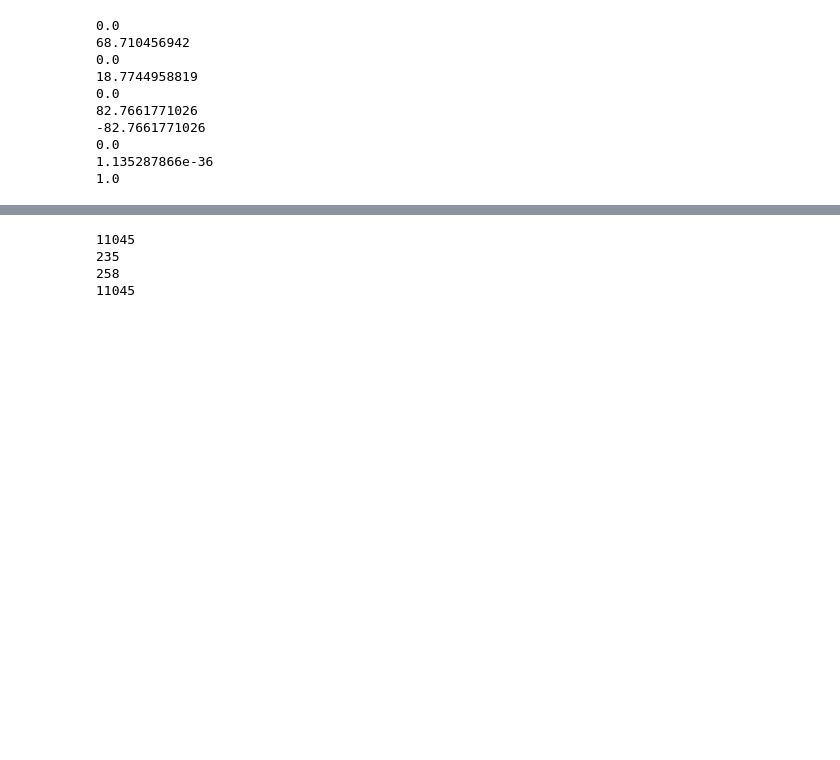
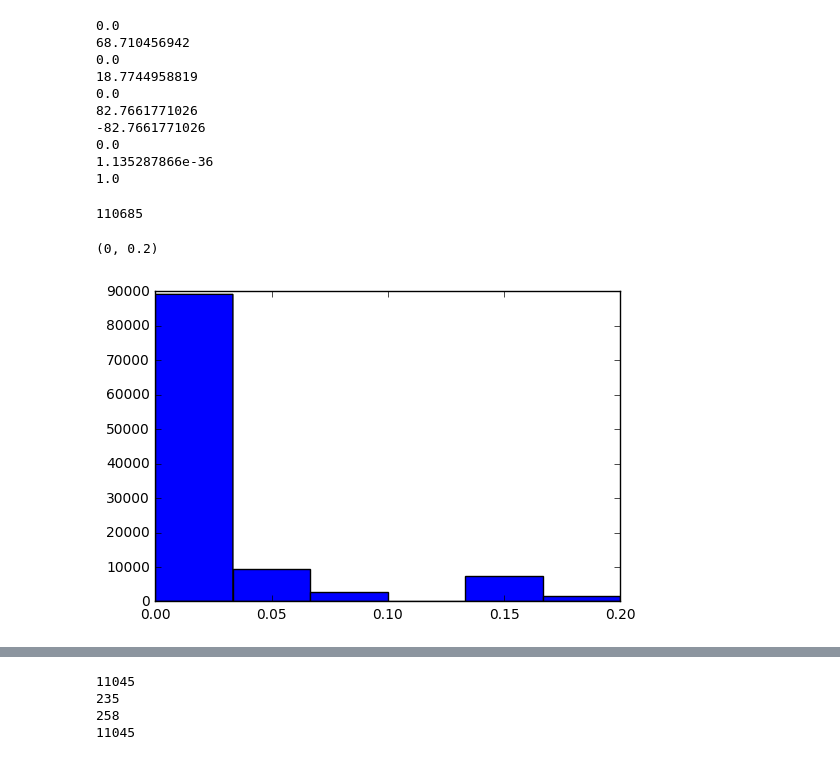
Before and after one commit to cas4070/GIST_project, a Jupyter notebook: Drug_Repositioning/7_new_association/2_drugs_disease_similarities(original).ipynb, the cells around one changed output, grey strips where cells are left out. Saved outputs shown, nothing was run; the diff lists cells and outputs as text; code cells hidden in the pictures; blank space fills up the shorter version.

```diff
--- a/Drug_Repositioning/7_new_association/2_drugs_disease_similarities(original).ipynb
+++ b/Drug_Repositioning/7_new_association/2_drugs_disease_similarities(original).ipynb
@@ -267,3 +267,24 @@ distance_mat2.to_csv("/DAS_Storage1/aschoi/data/Drug_Repositioning/7_new_associa
 distance_mat2.to_csv("/home/share/aschoi/nas/users/asolchoi/data/Drug_Repositioning/7_new_association/11_2_drug_disease_distance.tsv", sep='\t')
 # %%
 # TN 찾기 2017.3.14.
+# %%
+#histogram 그리기 (2017.3.17. 추가)
+val = list()
+for index, row in distance_mat2.iterrows():
+    for k in row:
+        val.append(k)
+print len(val) # drug (471) * disease(235)
+# %% [output]
+110685
+# %%
+#거리가 0.2 이하인 애들의 분포를 보려고
+import matplotlib.pyplot as plt
+import numpy as np
+import plotly.plotly as py
+%matplotlib inline
+num_bins = 30
+plt.hist(val, num_bins)
+plt.xlim(0,0.2)
+# %% [output]
+(0, 0.2)
+[figure, added]
```
Also changed, not shown: parts of 13 cells of this notebook.
